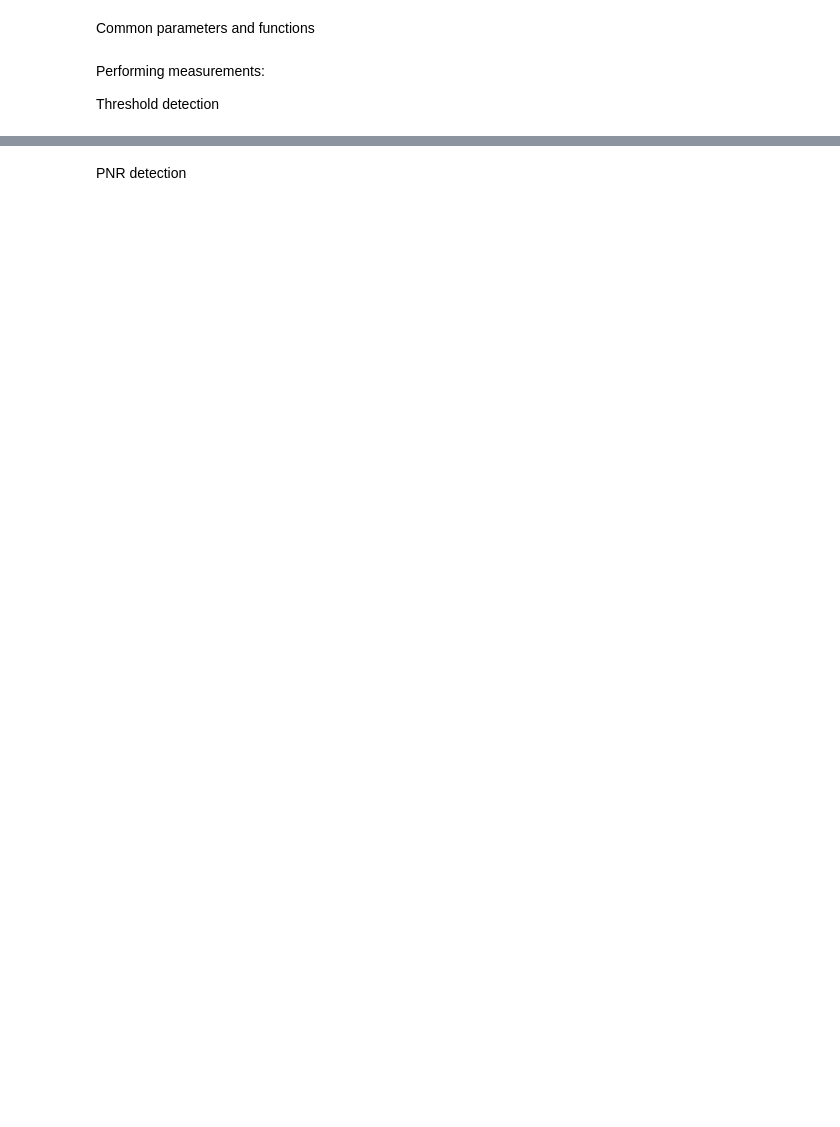
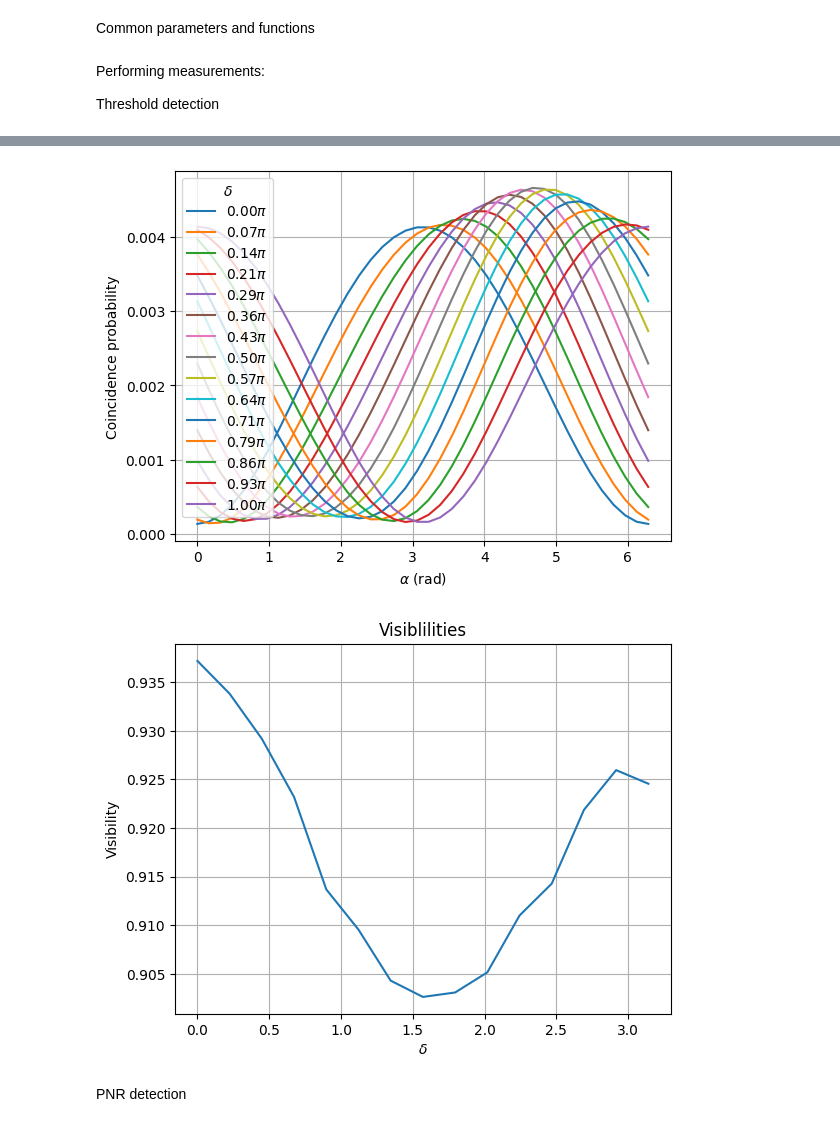
Before and after one commit to sequence-toolbox/SeQUeNCe, a Jupyter notebook: sequence_projects/swap_files/TN_swapping_direct_experiment.ipynb, the cells around one changed output, grey strips where cells are left out. Cells and saved outputs as stored; diff of their text form; code cells hidden in the pictures; blank space fills up the shorter version.

```diff
--- a/sequence_projects/swap_files/TN_swapping_direct_experiment.ipynb
+++ b/sequence_projects/swap_files/TN_swapping_direct_experiment.ipynb
@@ -42,5 +42,9 @@ start = time.time()
 psi = bell_state_measurement(psi, N, psi.site_tags, num_modes, efficiency, error_tolerance, pnr = False, compress=True, contract=True)
 
 coincidence_Threshold = rotate_and_measure(psi, N, psi.site_tags, num_modes, efficiency, error_tolerance, idler_angles, signal_angles, pnr = False, compress=True, contract=True, draw = False)
+
+fringes = {theta:data for theta, data in zip(idler_angles, coincidence_Threshold)}
+plot_coincidences(list(fringes.values()), list(fringes.keys()), signal_angles)
+
 print(time.time()-start)
 # %% [output]
@@ -48,3 +67,5 @@ print(time.time()-start)
+[figure, added]
+[figure, added]
 # %% [markdown]
 PNR detection
 # %%
```
Also changed, not shown: parts of 8 cells of this notebook, 6 other files.
